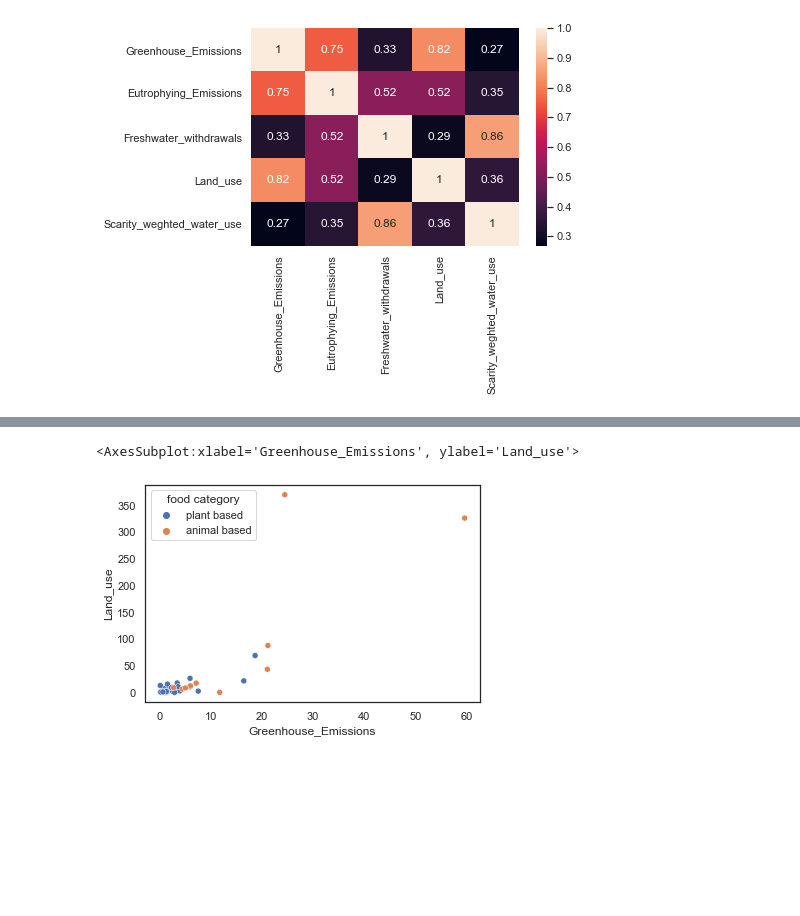
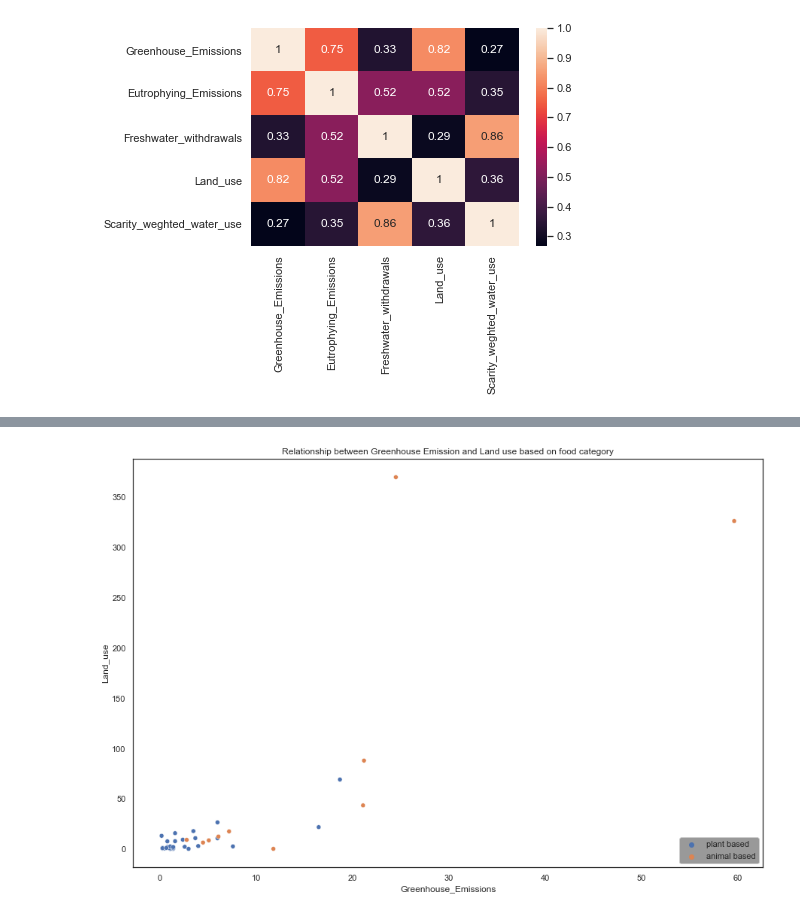
Before and after one commit to Storerun/eda_food_production, a Jupyter notebook: food_productionEDA.ipynb, the cells around one changed output, grey strips where cells are left out. Drawn from its saved outputs; the diff is of its cells as text; code cells hidden in the pictures; blank space fills up the shorter version.

```diff
--- a/food_productionEDA.ipynb
+++ b/food_productionEDA.ipynb
@@ -737,5 +691,6 @@ def cat(b):
 # %%
-a = food[['Food product']]
-a.loc[:33] = 'plant based'
-a.loc[33:] = 'animal based'
-a
+def food_cat(dataframe):
+    a = dataframe[['Food product']]
+    a.loc[:33] = 'plant based'
+    a.loc[33:] = 'animal based'
+    return a
@@ -760,4 +697,4 @@ a
 # %%
-per_kilo['food category'] = a
-food
+per_kilo['food category'] = food_cat(food)
+per_kilo
 # %% [output]
@@ -781,5 +718,8 @@ food
 # %%
-sns.scatterplot(x='Greenhouse_Emissions', y = 'Land_use', data = per_kilo, hue ='food category', size_order=['animal based', 'plant based'])
+plt.figure(figsize=(15,10))
+sns.scatterplot(x='Greenhouse_Emissions', y = 'Land_use', data = per_kilo, hue ='food category')
+plt.legend(facecolor='grey', loc=4)
+plt.title('Relationship between Greenhouse Emission and Land use based on food category')
+plt.show()
 # %% [output]
-<AxesSubplot:xlabel='Greenhouse_Emissions', ylabel='Land_use'>
-[figure, old version]
+[figure, new version]
```
Also changed, not shown: parts of 19 cells of this notebook.
